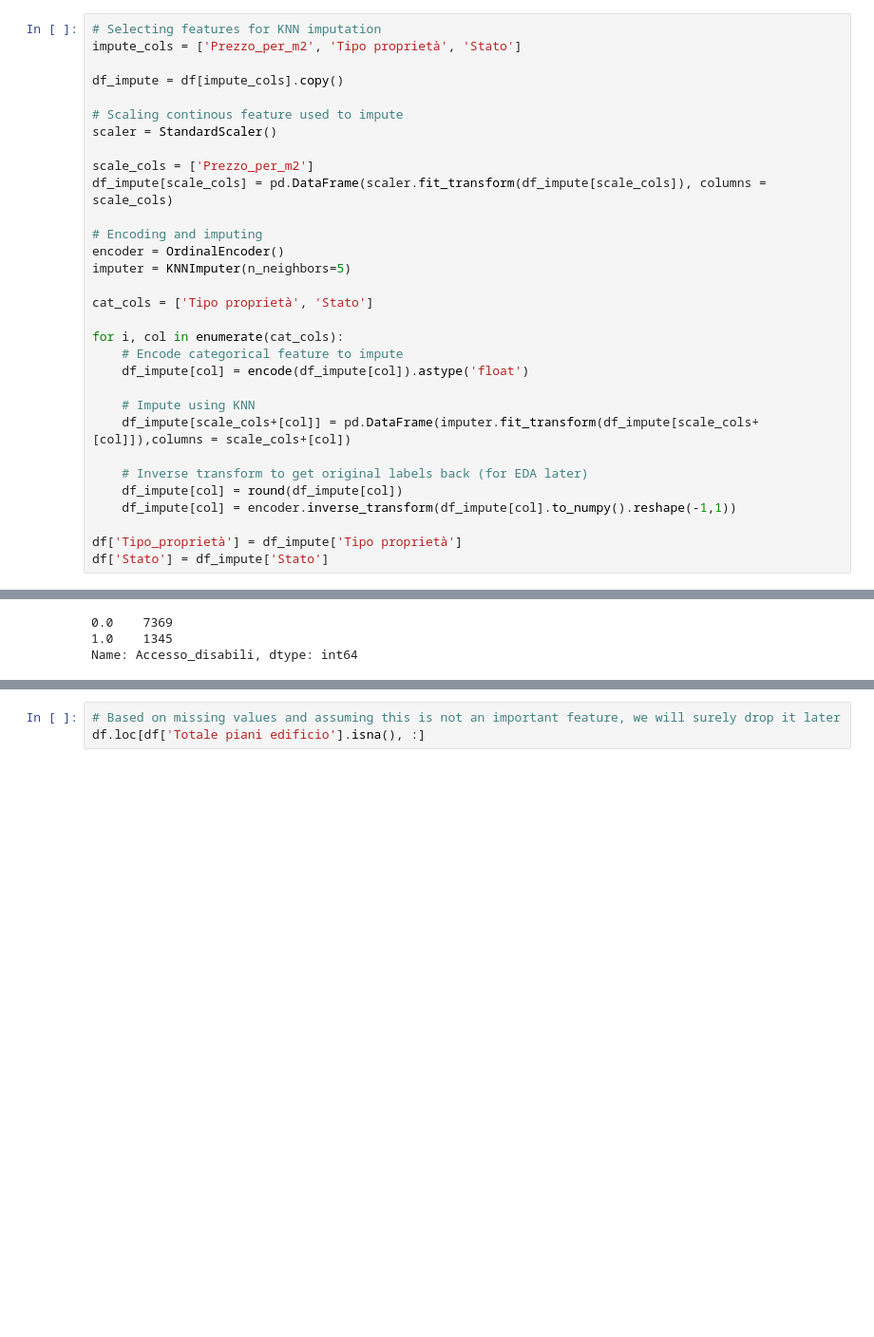
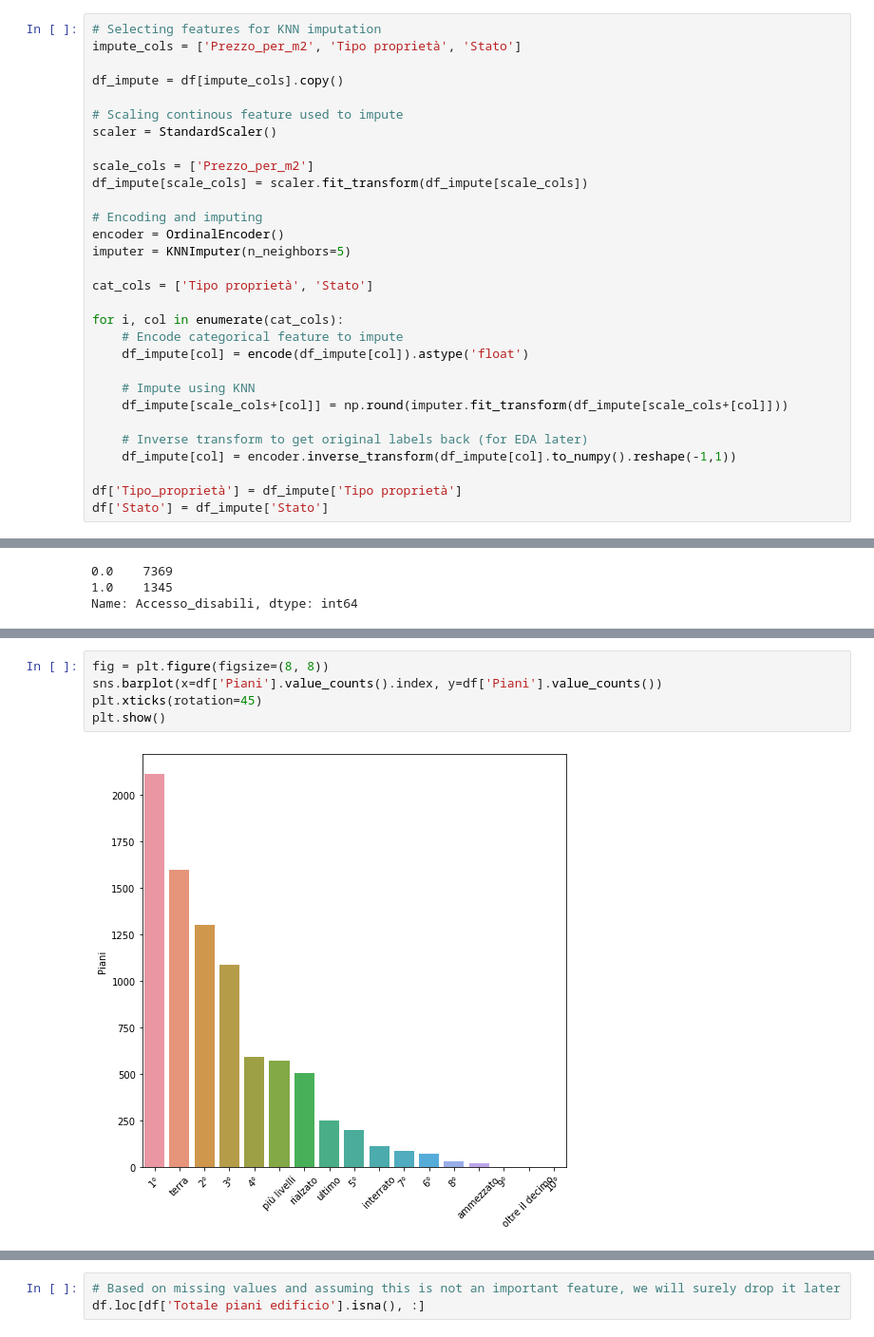
Before and after one commit to LazyEval/housing-prices-firenze, a Jupyter notebook: notebooks/1.0-LazyEval-data-cleaning.ipynb, the cells around one changed output, grey strips where cells are left out. Shown: that part at 95% size. Saved outputs shown, nothing was run; the diff lists cells and outputs as text; blank space fills up the shorter version.

```diff
--- a/notebooks/1.0-LazyEval-data-cleaning.ipynb
+++ b/notebooks/1.0-LazyEval-data-cleaning.ipynb
@@ -403,7 +402,7 @@ df_impute = df[impute_cols].copy()
 scaler = StandardScaler()
 
 scale_cols = ['Prezzo_per_m2']
-df_impute[scale_cols] = pd.DataFrame(scaler.fit_transform(df_impute[scale_cols]), columns = scale_cols)
+df_impute[scale_cols] = scaler.fit_transform(df_impute[scale_cols])
 
 # Encoding and imputing
 encoder = OrdinalEncoder()
@@ -416,10 +415,9 @@ for i, col in enumerate(cat_cols):
     df_impute[col] = encode(df_impute[col]).astype('float')
 
     # Impute using KNN
-    df_impute[scale_cols+[col]] = pd.DataFrame(imputer.fit_transform(df_impute[scale_cols+[col]]),columns = scale_cols+[col])
+    df_impute[scale_cols+[col]] = np.round(imputer.fit_transform(df_impute[scale_cols+[col]]))
 
     # Inverse transform to get original labels back (for EDA later)
-    df_impute[col] = round(df_impute[col])
     df_impute[col] = encoder.inverse_transform(df_impute[col].to_numpy().reshape(-1,1))
 
 df['Tipo_proprietà'] = df_impute['Tipo proprietà']
@@ -801,0 +818,7 @@ Name: Piani, dtype: int64
+# %%
+fig = plt.figure(figsize=(8, 8))
+sns.barplot(x=df['Piani'].value_counts().index, y=df['Piani'].value_counts())
+plt.xticks(rotation=45)
+plt.show()
+# %% [output]
+[figure, added]
```
Also changed, not shown: parts of 73 cells of this notebook.
